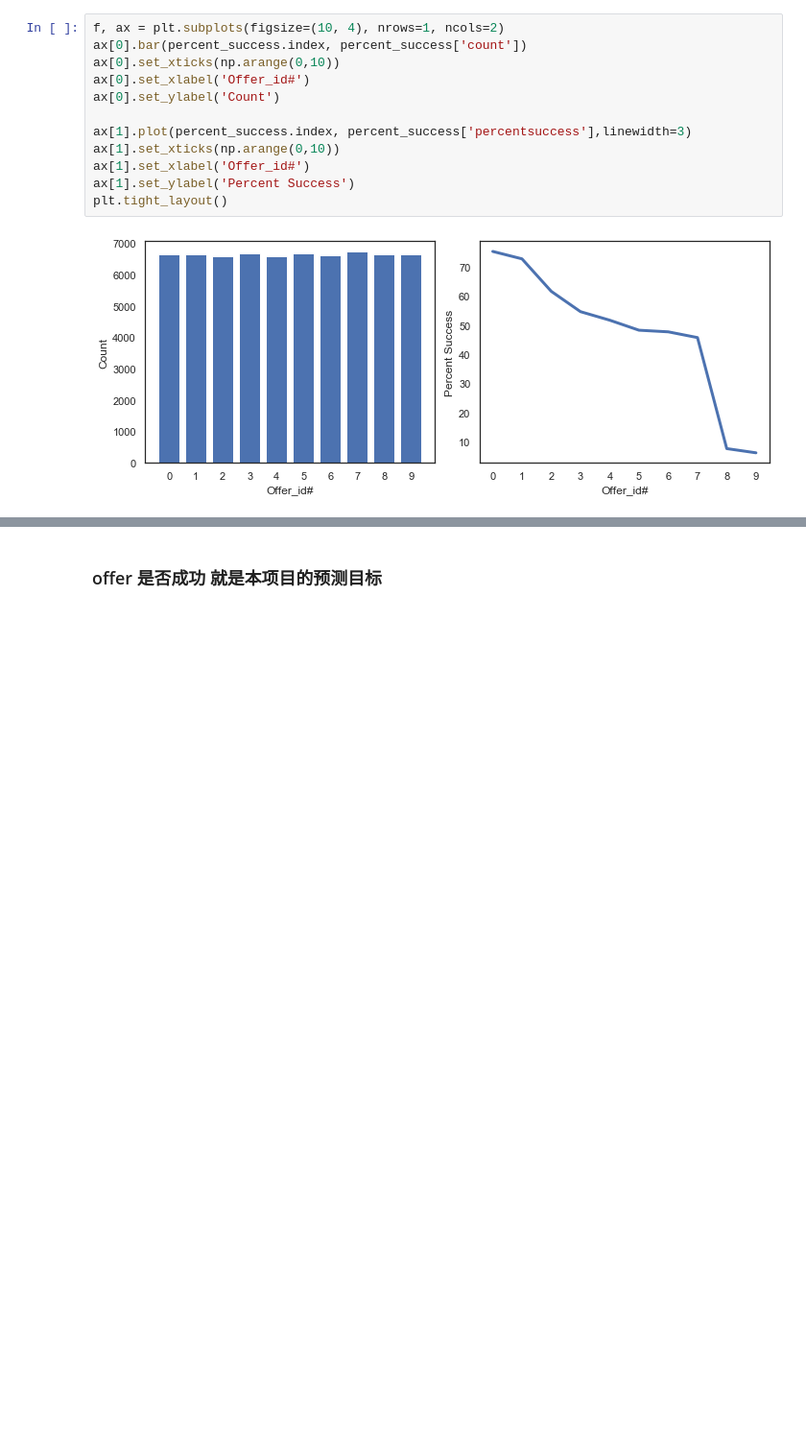
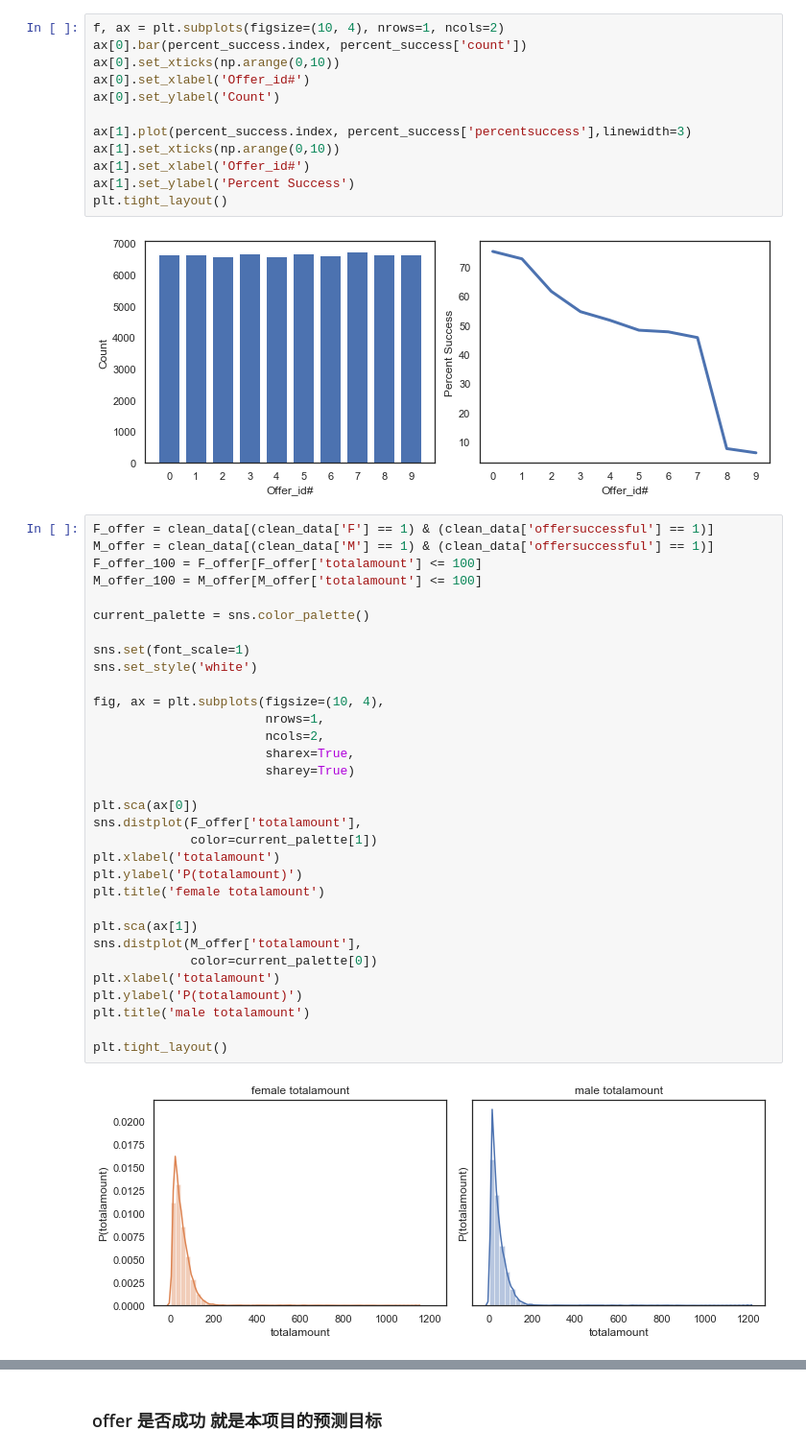
Before and after one commit to flamever2015/Starbucks_Capstone, a Jupyter notebook: Starbucks_Capstone_notebook-zh.ipynb, the cells around one changed output, grey strips where cells are left out. Shown: that part at 96% size. Saved outputs shown, nothing was run; the diff lists cells and outputs as text; blank space fills up the shorter version.

```diff
--- a/Starbucks_Capstone_notebook-zh.ipynb
+++ b/Starbucks_Capstone_notebook-zh.ipynb
@@ -879,3 +879,37 @@ ax[1].set_ylabel('Percent Success')
 plt.tight_layout()
 # %% [output]
 [figure]
+# %%
+F_offer = clean_data[(clean_data['F'] == 1) & (clean_data['offersuccessful'] == 1)]
+M_offer = clean_data[(clean_data['M'] == 1) & (clean_data['offersuccessful'] == 1)]
+F_offer_100 = F_offer[F_offer['totalamount'] <= 100]
+M_offer_100 = M_offer[M_offer['totalamount'] <= 100]
+
+current_palette = sns.color_palette()
+
+sns.set(font_scale=1)
+sns.set_style('white')
+
+fig, ax = plt.subplots(figsize=(10, 4),
+                       nrows=1,
+                       ncols=2,
+                       sharex=True,
+                       sharey=True)
+
+plt.sca(ax[0])
+sns.distplot(F_offer['totalamount'],
+             color=current_palette[1])
+plt.xlabel('totalamount')
+plt.ylabel('P(totalamount)')
+plt.title('female totalamount')
+
+plt.sca(ax[1])
+sns.distplot(M_offer['totalamount'],
+             color=current_palette[0])
+plt.xlabel('totalamount')
+plt.ylabel('P(totalamount)')
+plt.title('male totalamount')
+
+plt.tight_layout()
+# %% [output]
+[figure, added]
```
Also changed, not shown: parts of 12 cells of this notebook.
